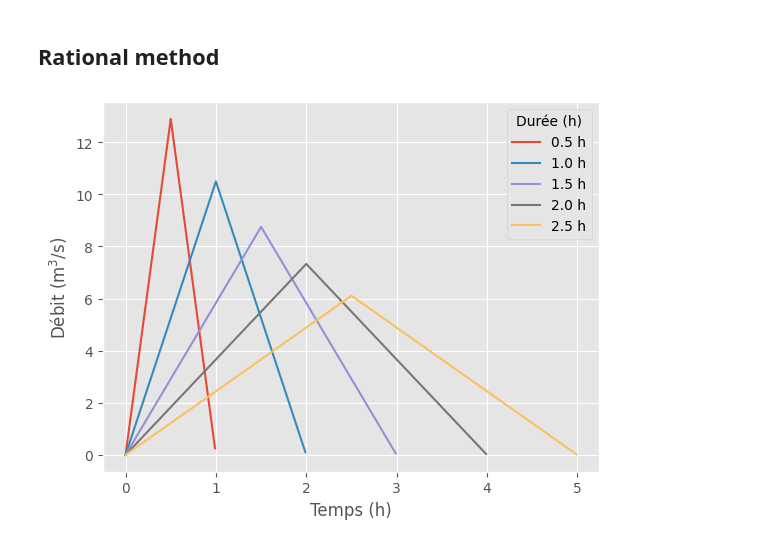
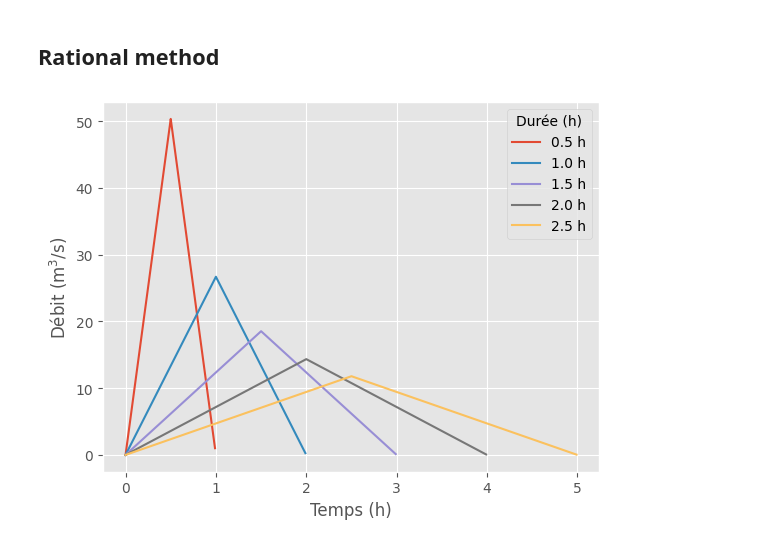
Before and after one commit to giboul/Hydrogibs, a Jupyter notebook: examples.ipynb, the cells around one changed output. Saved outputs shown, nothing was run; the diff lists cells and outputs as text; code cells hidden in the pictures.

Commit message:
remove excessive plot

```diff
--- a/examples.ipynb
+++ b/examples.ipynb
@@ -62,15 +62,15 @@ plt.show()
 # %%
 durations = np.array((0.5, 1, 1.5, 2, 2.5))
 
 def rainfall(d, T):
-    return 51.0 - 88.2 * (1-(-np.log(1-1/T)))**-0.107 * (d/24)**0.4
+    return 51.0 - 88.2 * (1-(-np.log(1-1/T))**-0.107) * (d/24)**0.4
 
 for d in durations:
-    t, Q = hg.rational_method(S=1.8, Cr=0.8, tc=d, ip=rainfall(d, 100))
+    t, Q = hg.rational_method(S=1.8, Cr=0.8, tc=d, ip=rainfall(d, 100)/d)
     plt.plot(t, Q, label=f"{d:.1f} h")
 plt.xlabel("Temps (h)")
 plt.ylabel("Débit (m$^3$/s)")
 plt.legend(title="Durée (h)")
 plt.show()
 # %% [output]
-[figure, old version]
+[figure, new version]
```
Also changed, not shown: 1 other file.
